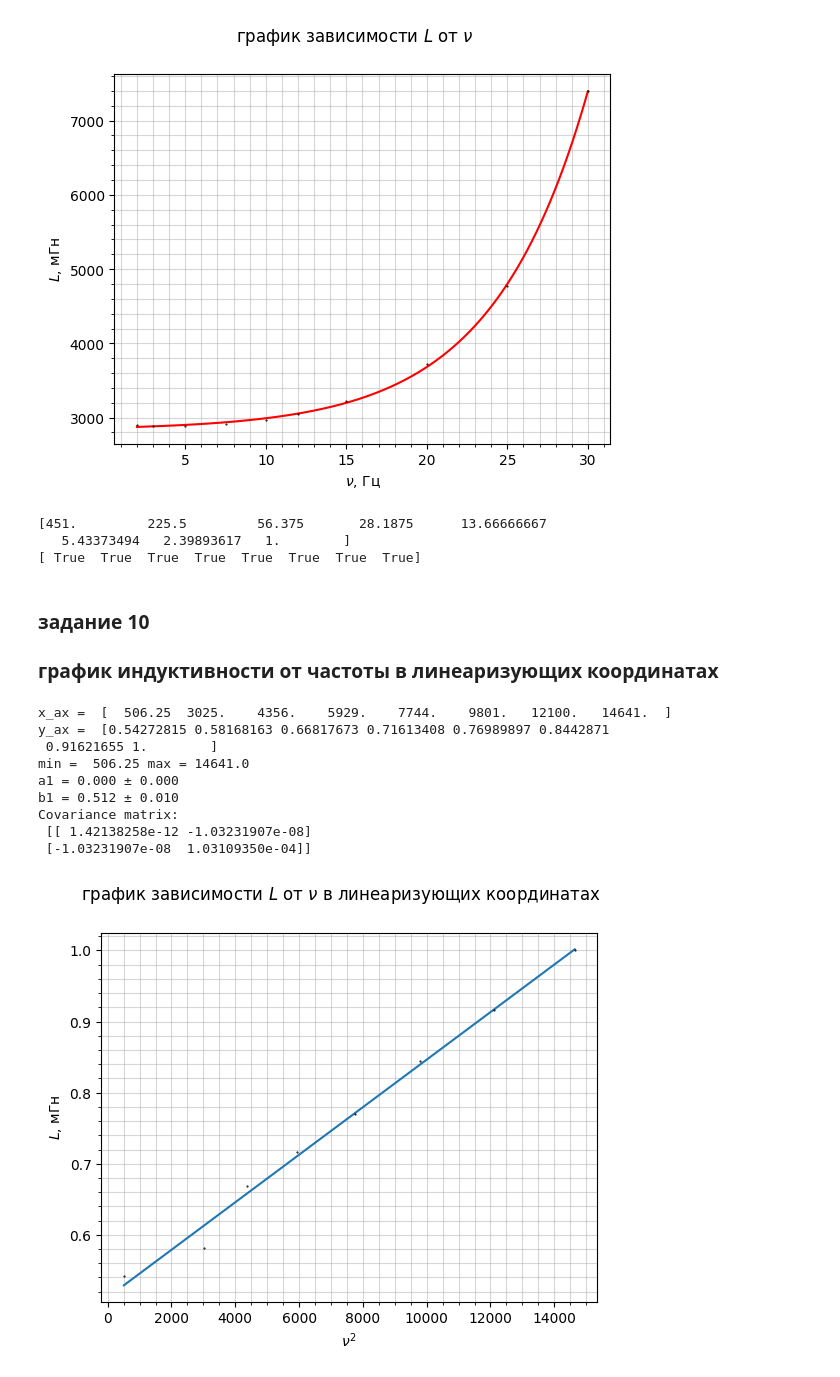
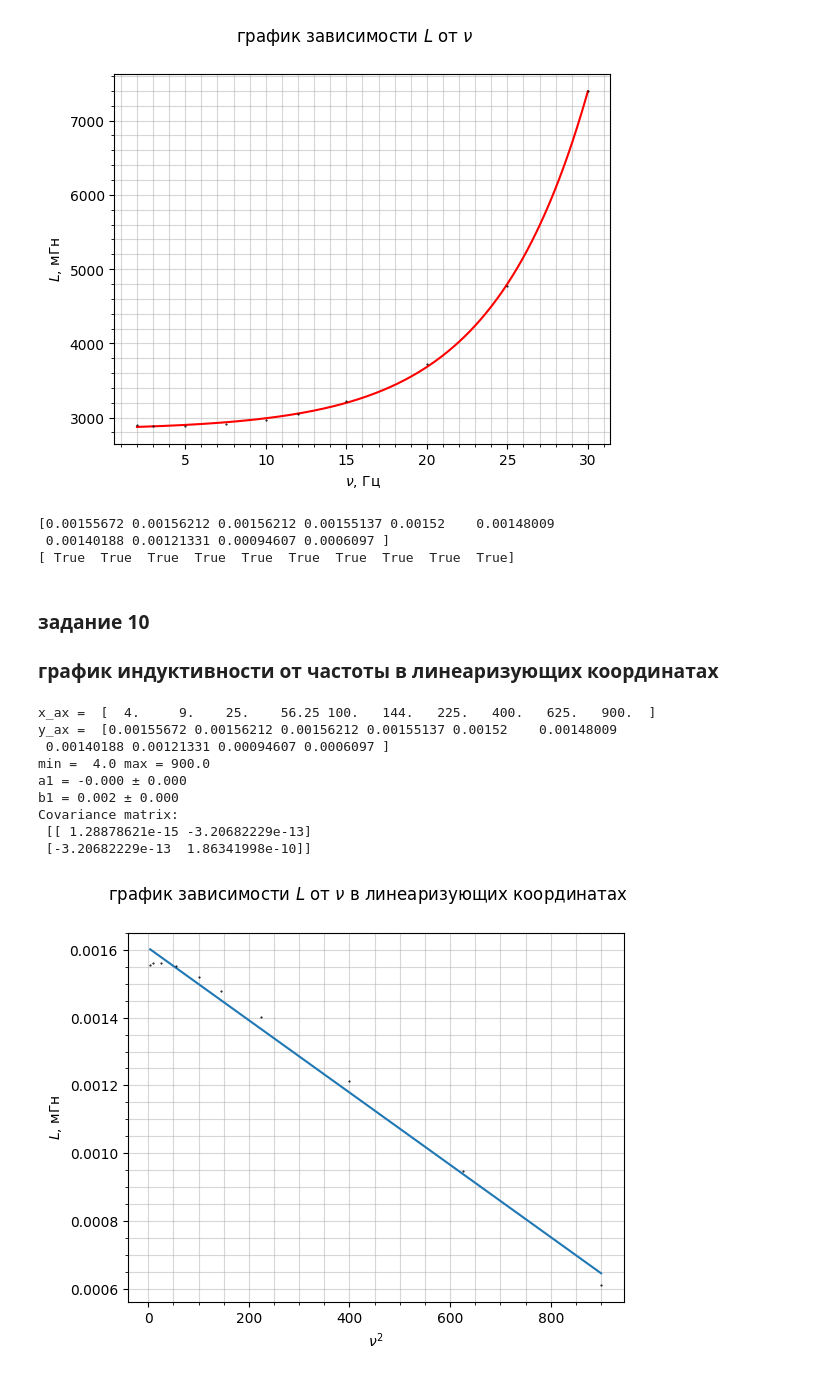
Before and after one commit to Bebriali/labs_ost, a Jupyter notebook: lab_3.7.1/lab.ipynb, the cells around one changed output. Cells and saved outputs as stored; diff of their text form; code cells hidden in the pictures.

```diff
--- a/lab_3.7.1/lab.ipynb
+++ b/lab_3.7.1/lab.ipynb
@@ -217,7 +223,7 @@ nu = [  2,    3,    5,  7.5,   10,   12,   15,   20,   25,  30]
 L  = [2.9, 2.89, 2.89, 2.91, 2.97, 3.05, 3.22, 3.72, 4.77, 7.4]
 L  = [L[i] * 1e3 for i in range(len(L))]
 dnu = [0.001] * len(nu)
-dL  = [0.01]  * len(L)
+dL  = [1e-5]  * len(L)
 
 x_ax  = np.array(nu)
 x_err = np.array(dnu)
@@ -266,27 +272,27 @@ y_err = y_err[mask]
 print(y_ax)
 print(y_ax > 0)
 # %% [output]
-[451.         225.5         56.375       28.1875      13.66666667
-   5.43373494   2.39893617   1.        ]
-[ True  True  True  True  True  True  True  True]
+[0.00155672 0.00156212 0.00156212 0.00155137 0.00152    0.00148009
+ 0.00140188 0.00121331 0.00094607 0.0006097 ]
+[ True  True  True  True  True  True  True  True  True  True]
 # %% [markdown]
 ### задание 10
 ### график индуктивности от частоты в линеаризующих координатах
 # %%
 plot(x_ax, x_err,
-     1/y_ax**(1/10), 0*y_err,
+     y_ax, 0*y_err,
      r"$\nu^2$",
      r"$L$, мГн",
      r"график зависимости $L$ от $\nu$ в линеаризующих координатах",
      "lin")
 # %% [output]
-x_ax =  [  506.25  3025.    4356.    5929.    7744.    9801.   12100.   14641.  ]
-y_ax =  [0.54272815 0.58168163 0.66817673 0.71613408 0.76989897 0.8442871
- 0.91621655 1.        ]
-min =  506.25 max = 14641.0
-a1 = 0.000 ± 0.000
-b1 = 0.512 ± 0.010
+x_ax =  [  4.     9.    25.    56.25 100.   144.   225.   400.   625.   900.  ]
+y_ax =  [0.00155672 0.00156212 0.00156212 0.00155137 0.00152    0.00148009
+ 0.00140188 0.00121331 0.00094607 0.0006097 ]
+min =  4.0 max = 900.0
+a1 = -0.000 ± 0.000
+b1 = 0.002 ± 0.000
 Covariance matrix:
- [[ 1.42138258e-12 -1.03231907e-08]
- [-1.03231907e-08  1.03109350e-04]]
+ [[ 1.28878621e-15 -3.20682229e-13]
+ [-3.20682229e-13  1.86341998e-10]]
-[figure, old version]
+[figure, new version]
```
Also changed, not shown: parts of 1 cell of this notebook.
